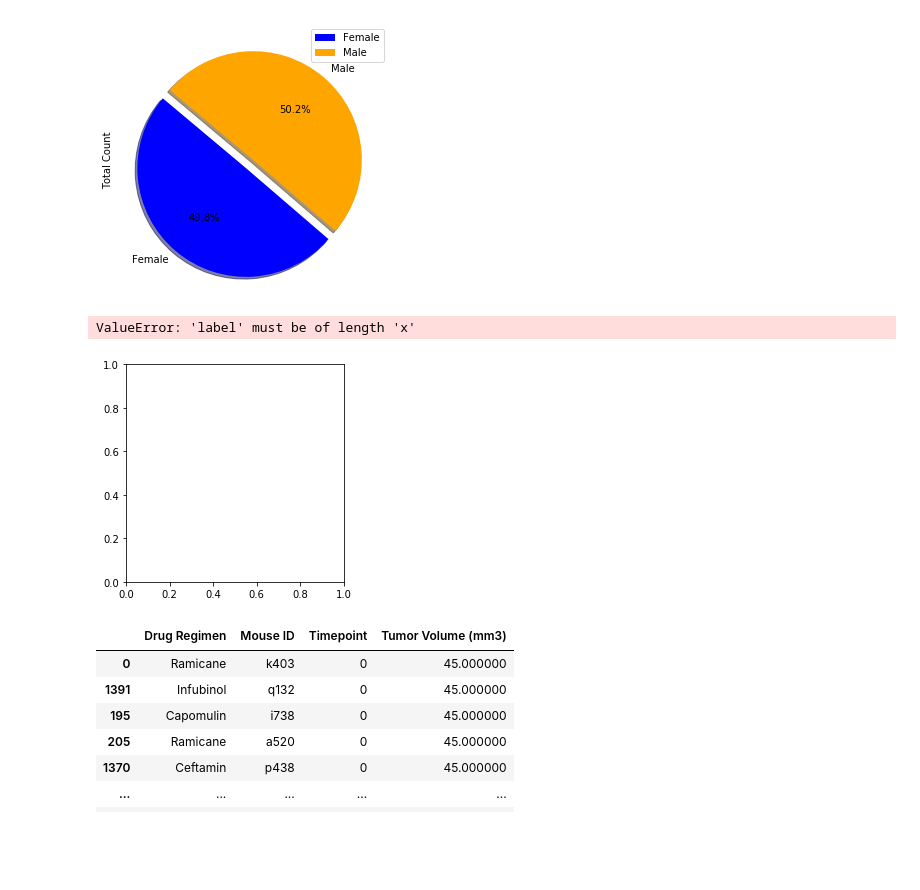
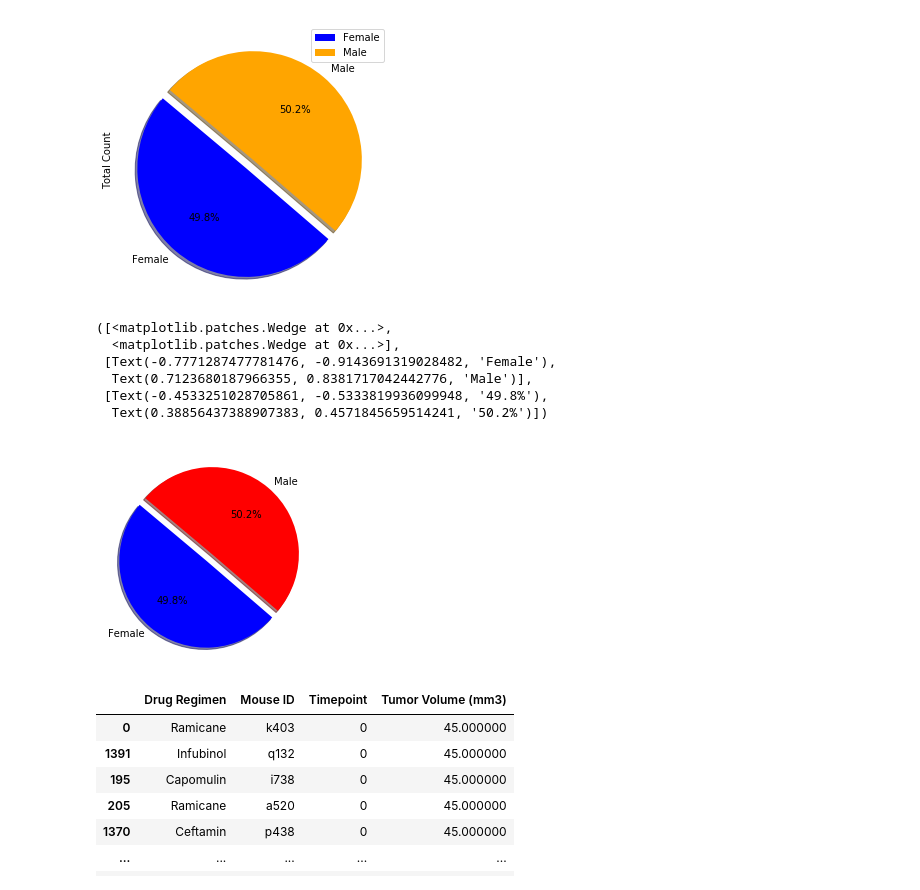
Before and after one commit to Whitney128/Homework, a Jupyter notebook: Matplotlib-homework/Matplotlib homework.ipynb, the cells around one changed output. Cells and saved outputs as stored; diff of their text form; code cells hidden in the pictures; blank space fills up the shorter version.

```diff
--- a/Matplotlib-homework/Matplotlib homework.ipynb
+++ b/Matplotlib-homework/Matplotlib homework.ipynb
@@ -181,19 +181,25 @@ plot = mouse_gender.plot.pie(y='Total Count', figsize=(5,5), colors=('blue','ora
 # %%
 #pie plot pyplot
 #labels = ['gender']
-labels =['Female, Male']
+labels =[combined_data_df['Sex'].unique()]
+new = list(mouse_gender.index)
 sizes = [49.799197,50.200803]
 colors = ['blue', 'red']
 explode = (0.1, 0)
 # %%
 # Generate a pie plot showing the distribution of female versus male mice using pyplot
-plt.pie(sizes, explode=explode, labels=labels, colors=colors,
+plt.pie(sizes, explode=explode, labels=new, colors=colors,
         autopct="%1.1f%%", shadow=True, startangle=140)
 #plt.axis("equal")
 #plt.show()
 # %% [output]
-ValueError: 'label' must be of length 'x'
+([<matplotlib.patches.Wedge at 0x...>,
+  <matplotlib.patches.Wedge at 0x...>],
+ [Text(-0.7771287477781476, -0.9143691319028482, 'Female'),
+  Text(0.7123680187966355, 0.8381717042442776, 'Male')],
+ [Text(-0.4533251028705861, -0.5333819936099948, '49.8%'),
+  Text(0.38856437388907383, 0.4571845659514241, '50.2%')])
-[figure, old version]
+[figure, new version]
 # %%
 # Calculate the final tumor volume of each mouse across four of the treatment regimens:
 # Capomulin, Ramicane, Infubinol, and Ceftamin
```
